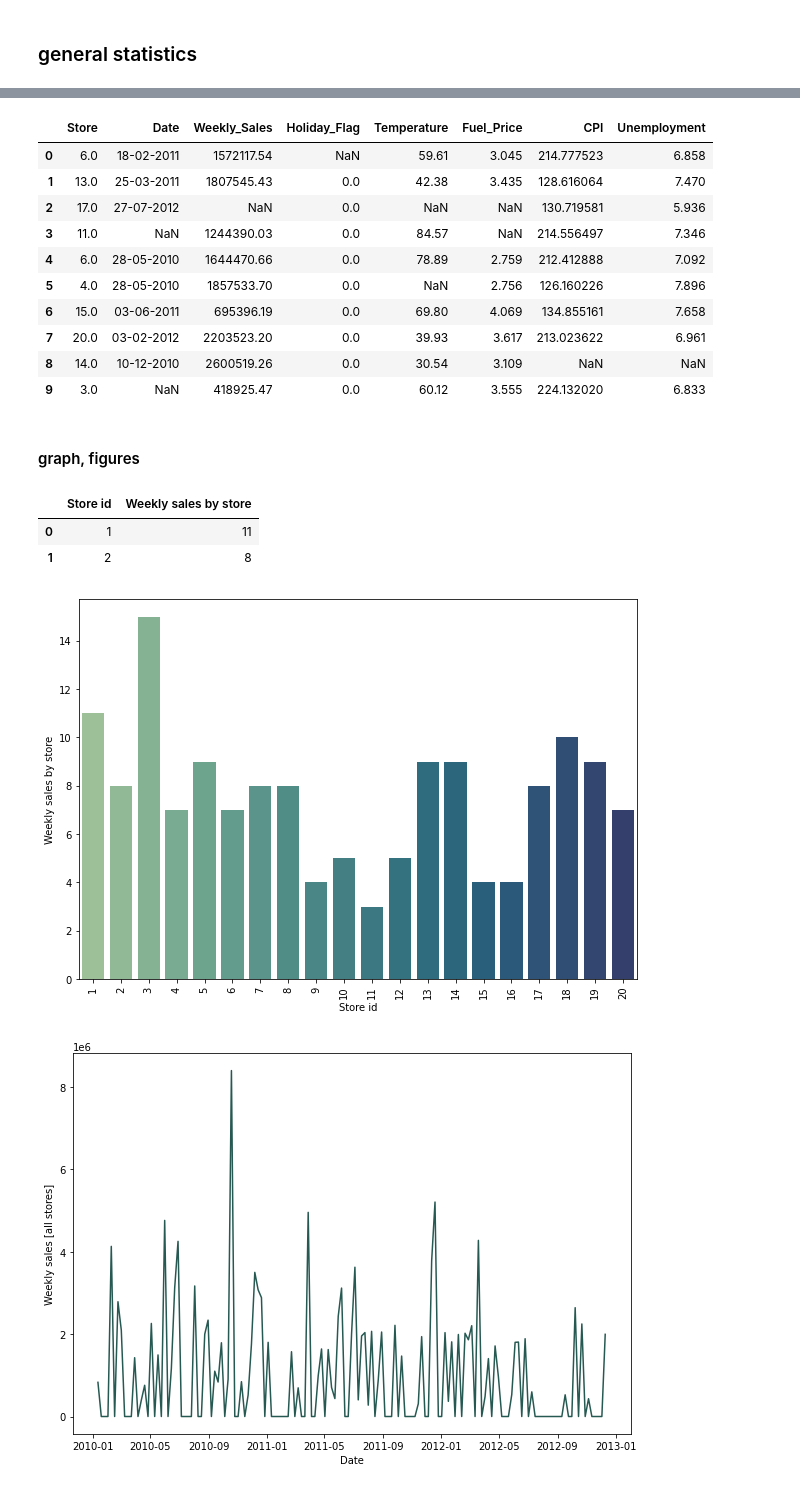
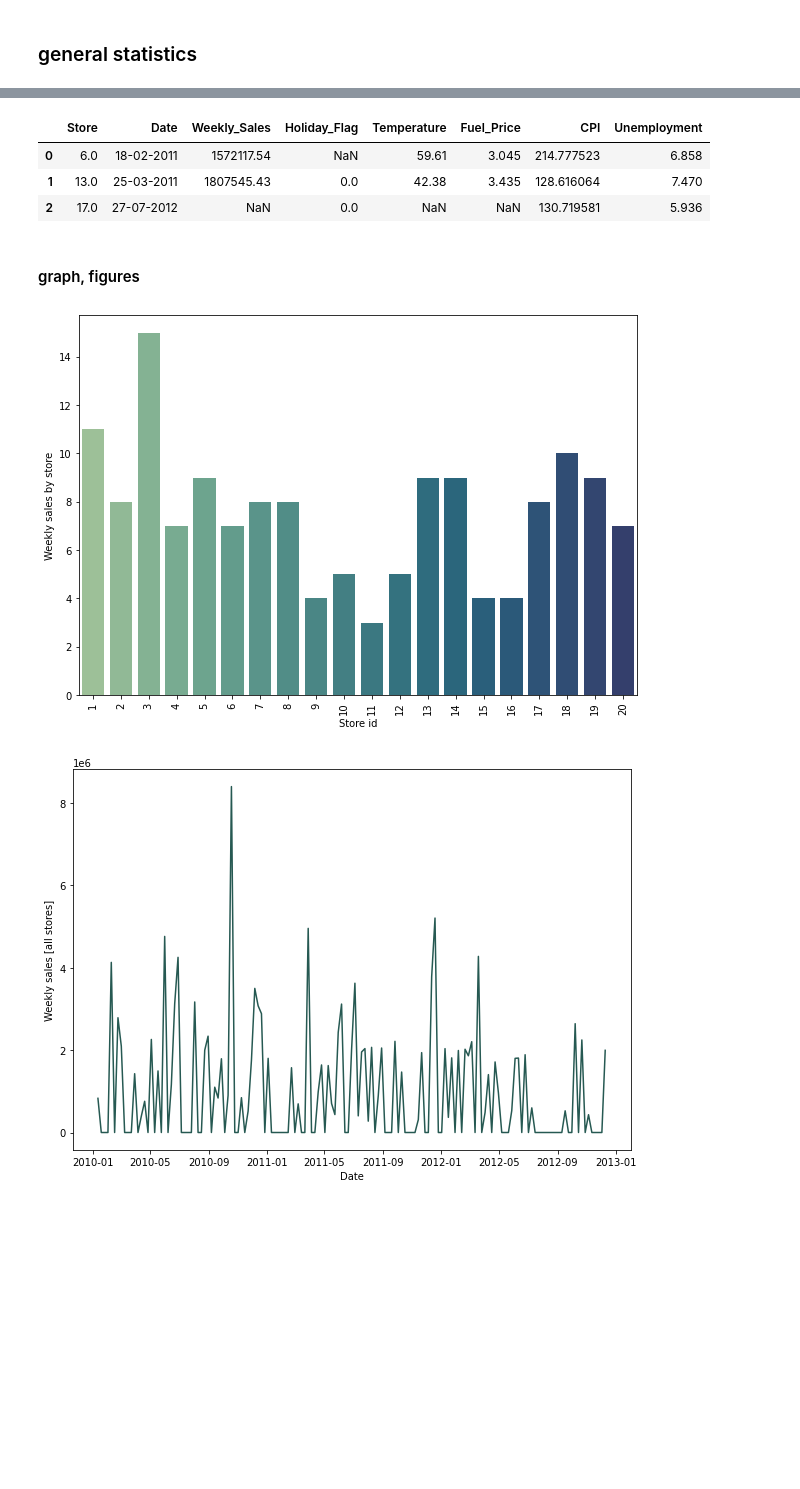
Before and after one commit to MKrouma/Jedha_Walmart-Rate-Uber, a Jupyter notebook: Walmart/notebook/part1_featureEngineering.ipynb, the cells around one changed output, grey strips where cells are left out. Cells and saved outputs as stored; diff of their text form; code cells hidden in the pictures; blank space fills up the shorter version.

```diff
--- a/Walmart/notebook/part1_featureEngineering.ipynb
+++ b/Walmart/notebook/part1_featureEngineering.ipynb
@@ -63,17 +94,10 @@ None
 # %%
-display(walmart_df.head(10))
+display(walmart_df.head(3))
 # %% [output]
 |  | Store | Date | Weekly_Sales | Holiday_Flag | Temperature | Fuel_Price | CPI | Unemployment |
 | 0 | 6.0 | 18-02-2011 | 1572117.54 | NaN | 59.61 | 3.045 | 214.777523 | 6.858 |
 | 1 | 13.0 | 25-03-2011 | 1807545.43 | 0.0 | 42.38 | 3.435 | 128.616064 | 7.470 |
 | 2 | 17.0 | 27-07-2012 | NaN | 0.0 | NaN | NaN | 130.719581 | 5.936 |
-| 3 | 11.0 | NaN | 1244390.03 | 0.0 | 84.57 | NaN | 214.556497 | 7.346 |
-| 4 | 6.0 | 28-05-2010 | 1644470.66 | 0.0 | 78.89 | 2.759 | 212.412888 | 7.092 |
-| 5 | 4.0 | 28-05-2010 | 1857533.70 | 0.0 | NaN | 2.756 | 126.160226 | 7.896 |
-| 6 | 15.0 | 03-06-2011 | 695396.19 | 0.0 | 69.80 | 4.069 | 134.855161 | 7.658 |
-| 7 | 20.0 | 03-02-2012 | 2203523.20 | 0.0 | 39.93 | 3.617 | 213.023622 | 6.961 |
-| 8 | 14.0 | 10-12-2010 | 2600519.26 | 0.0 | 30.54 | 3.109 | NaN | NaN |
-| 9 | 3.0 | NaN | 418925.47 | 0.0 | 60.12 | 3.555 | 224.132020 | 6.833 |
 # %% [markdown]
 #### graph, figures
 # %%
@@ -82,7 +106,6 @@ walmart_store_df = pd.DataFrame(walmart_df.groupby(["Store"]).size()).reset_inde
 walmart_store_df = walmart_store_df.rename(columns={0: "Weekly sales by store",
                                                     "Store" : "Store id"})
 walmart_store_df["Store id"] = walmart_store_df["Store id"].astype(int)
-display(walmart_store_df.head(2))
 
 # graph
 plt.figure(figsize=(10,7))
@@ -90,9 +113,6 @@ ax = sns.barplot(x="Store id", y="Weekly sales by store", data=walmart_store_df,
 ax.tick_params(axis='x', rotation=90)
 plt.show()
 # %% [output]
-|  | Store id | Weekly sales by store |
-| 0 | 1 | 11 |
-| 1 | 2 | 8 |
 [figure]
 # %%
 # weekly_sales : time series
```
Also changed, not shown: parts of 10 cells of this notebook.
